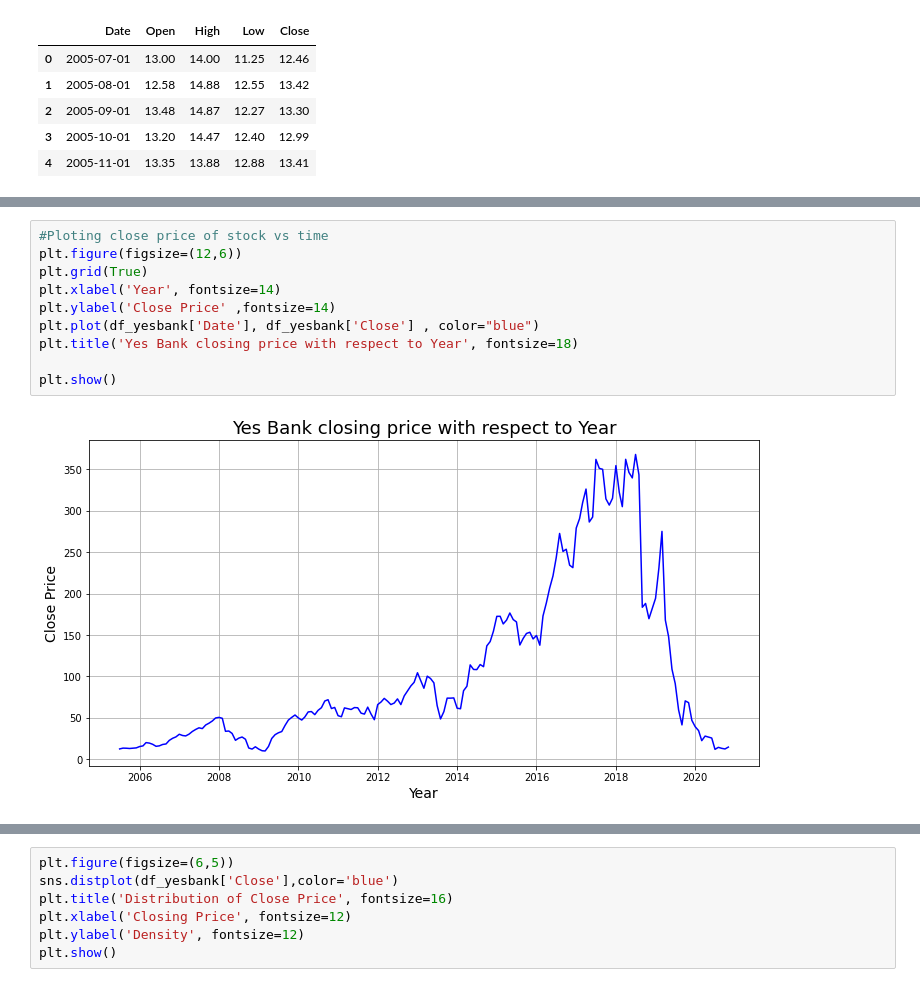
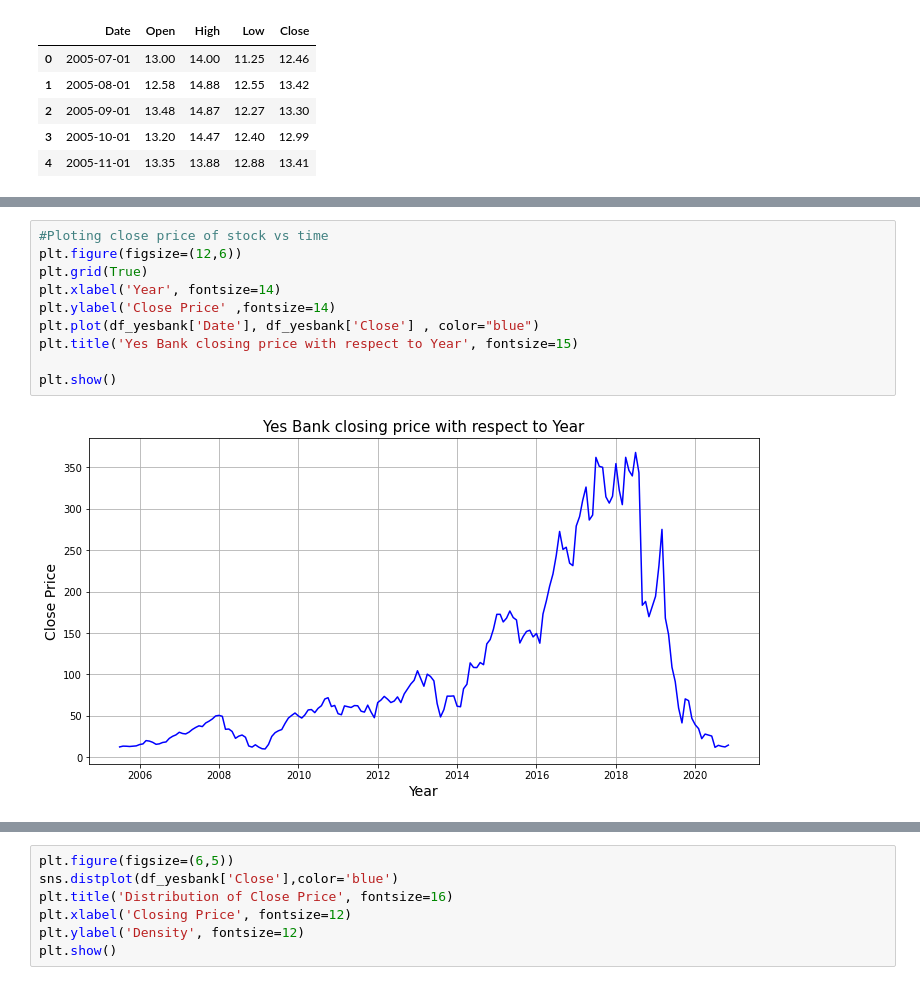
Before and after one commit to Mahima2208/YesBank_Stock_Closing_Price_Prediction, a Jupyter notebook: Yes_Bank_Mahima_Phalkey.ipynb, the cells around one changed output, grey strips where cells are left out. Drawn from its saved outputs; the diff is of its cells as text.

```diff
--- a/Yes_Bank_Mahima_Phalkey.ipynb
+++ b/Yes_Bank_Mahima_Phalkey.ipynb
@@ -124,15 +133,15 @@ df_yesbank.head()
 # %%
 #Ploting close price of stock vs time
 plt.figure(figsize=(12,6))
 plt.grid(True)
 plt.xlabel('Year', fontsize=14)
 plt.ylabel('Close Price' ,fontsize=14)
 plt.plot(df_yesbank['Date'], df_yesbank['Close'] , color="blue")
-plt.title('Yes Bank closing price with respect to Year', fontsize=18)
+plt.title('Yes Bank closing price with respect to Year', fontsize=15)
 
 plt.show()
 # %% [output]
-[figure, old version]
+[figure, new version]
 # %%
 plt.figure(figsize=(14,7))
 plt.grid(True)
```
Also changed, not shown: parts of 6 cells of this notebook.
